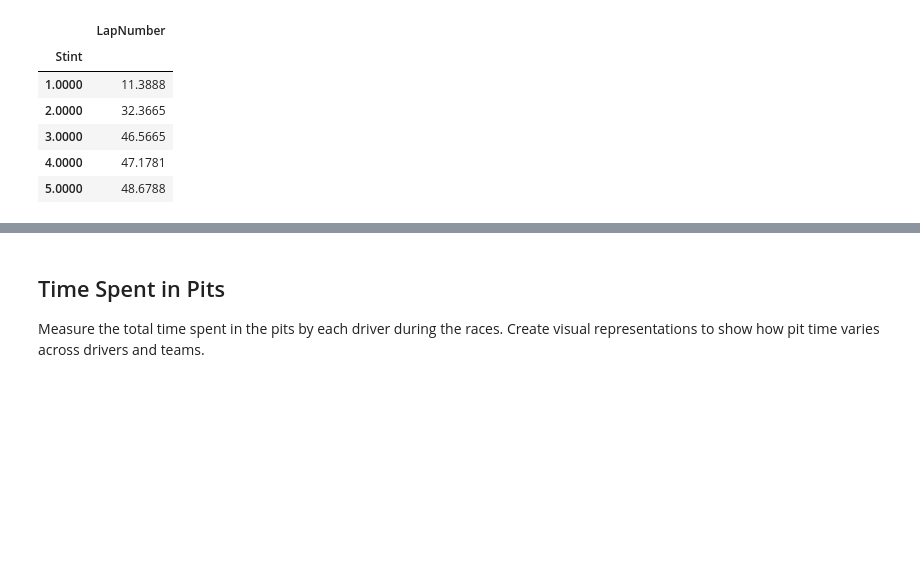
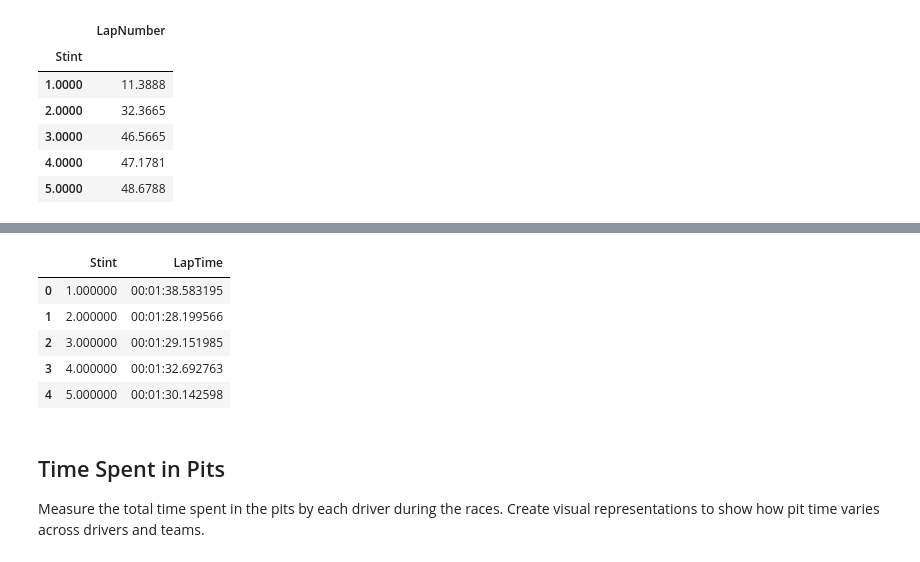
Before and after one commit to MyNameIsCalvinDavis/Data-Science, a Jupyter notebook: F1/F1.ipynb, the cells around one changed output, grey strips where cells are left out. Cells and saved outputs as stored; diff of their text form; code cells hidden in the pictures; blank space fills up the shorter version.

```diff
--- a/F1/F1.ipynb
+++ b/F1/F1.ipynb
@@ -459,3 +480,13 @@ lapsg.style.format({"LapTime": lambda t: t.strftime("%H:%M:%S.%f")})
+# %%
+lapsg = laps[["Driver", "Stint", "LapTime"]].groupby(["Stint"]).mean().reset_index().head(20)
+lapsg.style.format({"LapTime": lambda t: t.strftime("%H:%M:%S.%f")})
+# %% [output]
+|  | Stint | LapTime |
+| 0 | 1.000000 | 00:01:38.583195 |
+| 1 | 2.000000 | 00:01:28.199566 |
+| 2 | 3.000000 | 00:01:29.151985 |
+| 3 | 4.000000 | 00:01:32.692763 |
+| 4 | 5.000000 | 00:01:30.142598 |
 # %% [markdown]
 ## Time Spent in Pits
 Measure the total time spent in the pits by each driver during the races. Create visual representations to show how pit time varies across drivers and teams.
```
Also changed, not shown: parts of 2 cells of this notebook.
